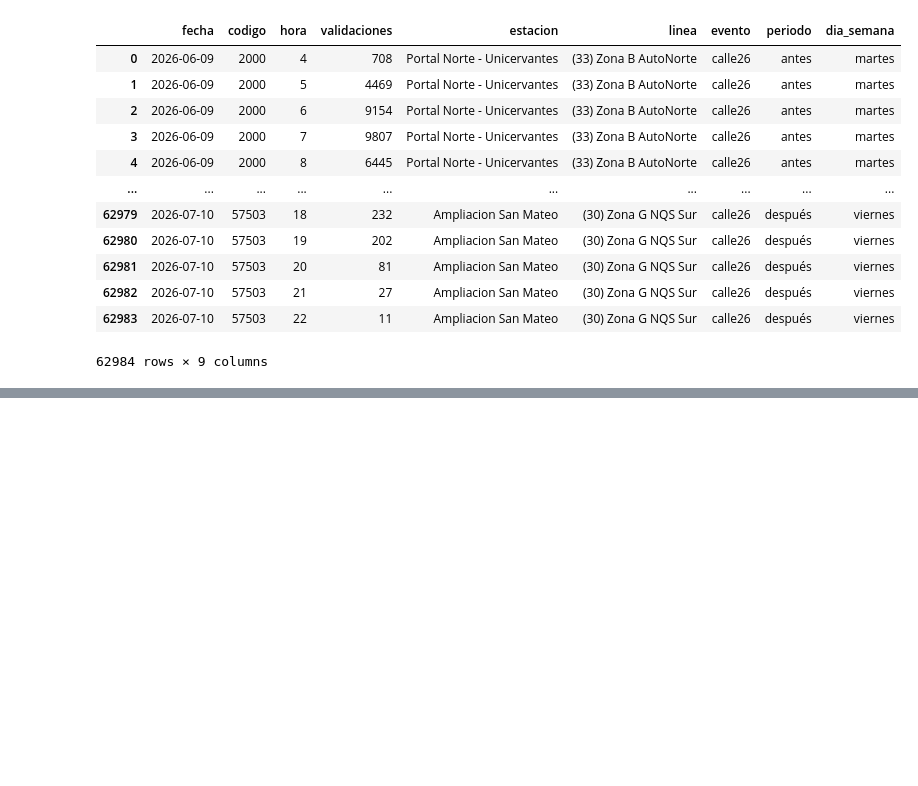
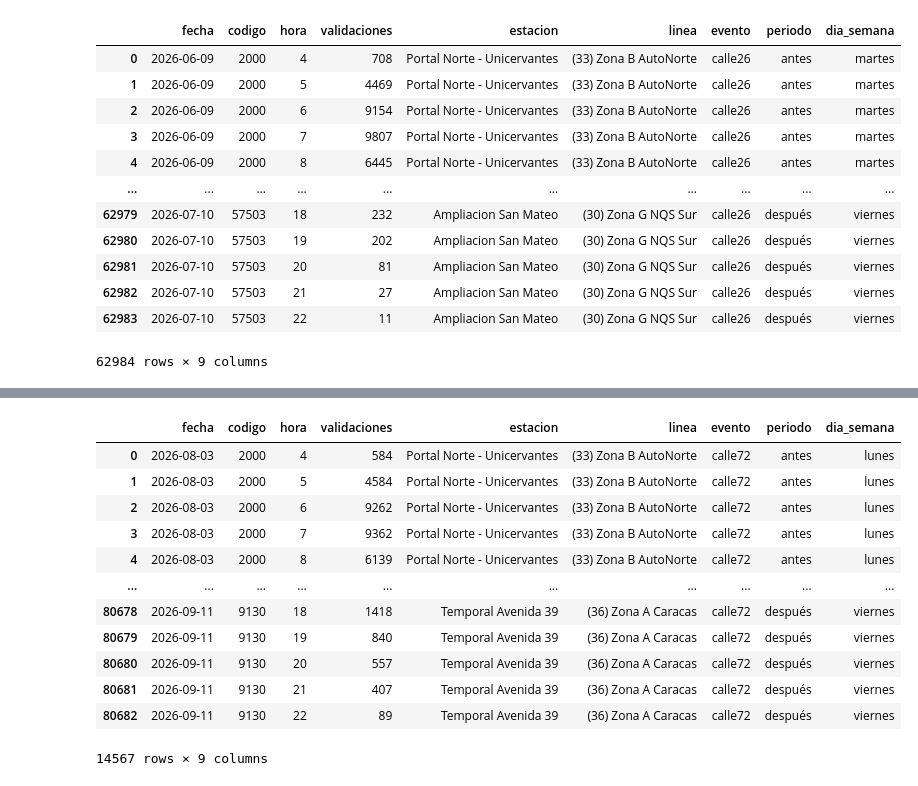
Before and after one commit to Sebast68h/Proyecto2-Transmilenio, a Jupyter notebook: NOOTEBOOKS/analisis1.ipynb, the cells around one changed output, grey strips where cells are left out. Drawn from its saved outputs; the diff is of its cells as text; code cells hidden in the pictures; blank space fills up the shorter version.

```diff
--- a/NOOTEBOOKS/analisis1.ipynb
+++ b/NOOTEBOOKS/analisis1.ipynb
@@ -33,0 +74,17 @@ calle26["estacion"].nunique()
+# %%
+
+calle72f
+# %% [output]
+|  | fecha | codigo | hora | validaciones | estacion | linea | evento | periodo | dia_semana |
+| 0 | 2026-08-03 | 2000 | 4 | 584 | Portal Norte - Unicervantes | (33) Zona B AutoNorte | calle72 | antes | lunes |
+| 1 | 2026-08-03 | 2000 | 5 | 4584 | Portal Norte - Unicervantes | (33) Zona B AutoNorte | calle72 | antes | lunes |
+| 2 | 2026-08-03 | 2000 | 6 | 9262 | Portal Norte - Unicervantes | (33) Zona B AutoNorte | calle72 | antes | lunes |
+| 3 | 2026-08-03 | 2000 | 7 | 9362 | Portal Norte - Unicervantes | (33) Zona B AutoNorte | calle72 | antes | lunes |
+| 4 | 2026-08-03 | 2000 | 8 | 6139 | Portal Norte - Unicervantes | (33) Zona B AutoNorte | calle72 | antes | lunes |
+| ... | ... | ... | ... | ... | ... | ... | ... | ... | ... |
+| 80678 | 2026-09-11 | 9130 | 18 | 1418 | Temporal Avenida 39 | (36) Zona A Caracas | calle72 | después | viernes |
+| 80679 | 2026-09-11 | 9130 | 19 | 840 | Temporal Avenida 39 | (36) Zona A Caracas | calle72 | después | viernes |
+| 80680 | 2026-09-11 | 9130 | 20 | 557 | Temporal Avenida 39 | (36) Zona A Caracas | calle72 | después | viernes |
+| 80681 | 2026-09-11 | 9130 | 21 | 407 | Temporal Avenida 39 | (36) Zona A Caracas | calle72 | después | viernes |
+| 80682 | 2026-09-11 | 9130 | 22 | 89 | Temporal Avenida 39 | (36) Zona A Caracas | calle72 | después | viernes |
+14567 rows × 9 columns
```
Also changed, not shown: parts of 8 cells of this notebook.
